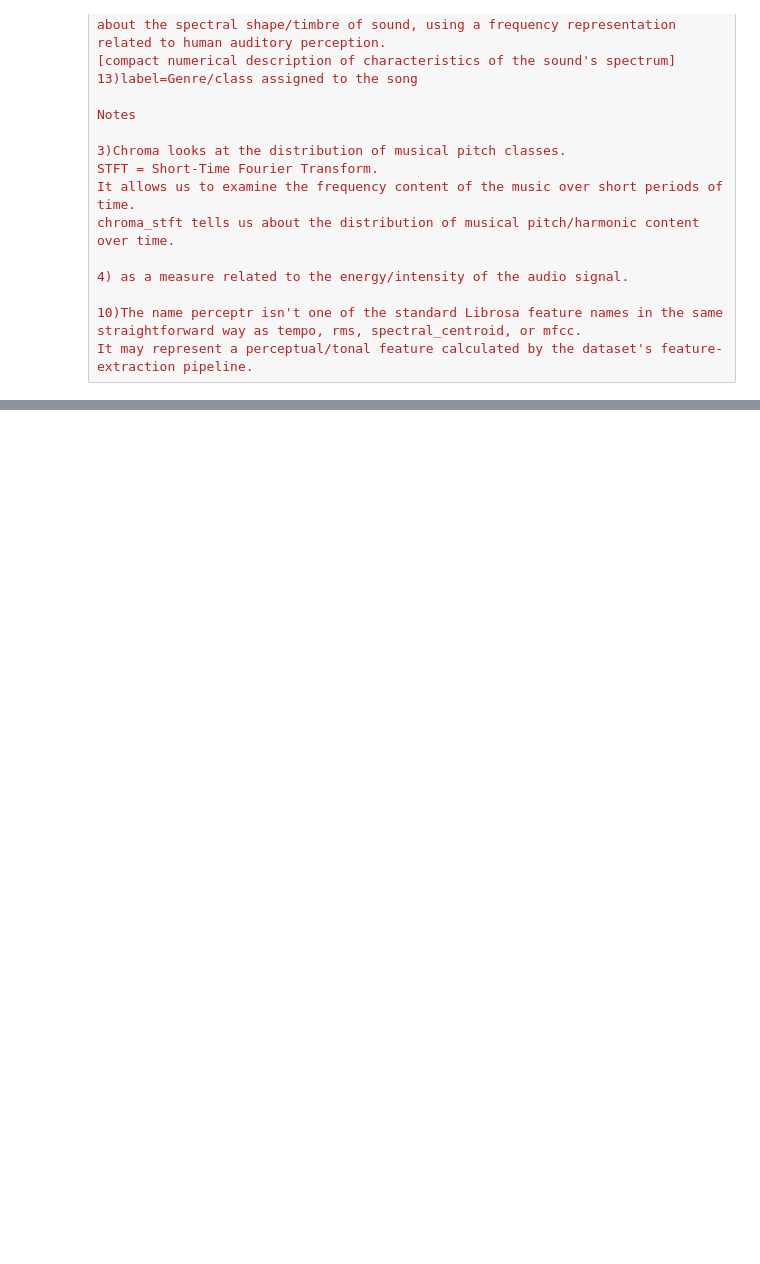
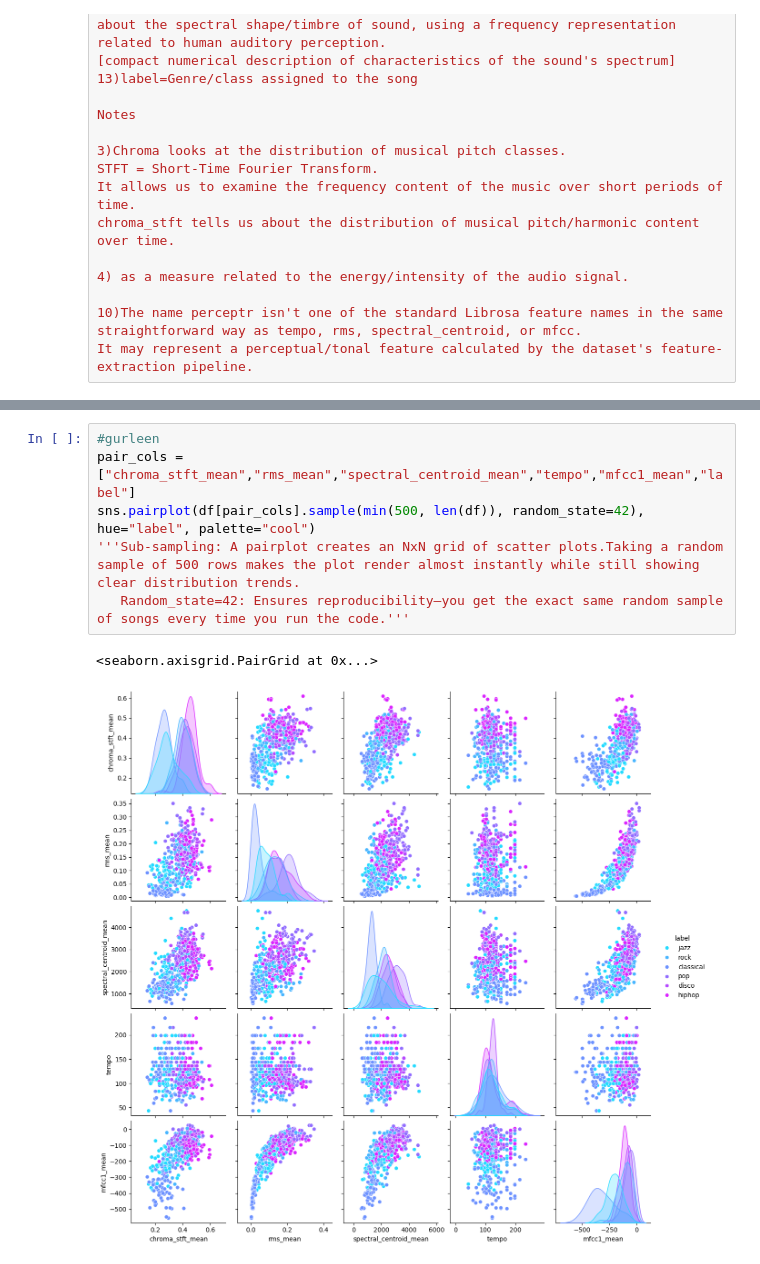
Before and after one commit to SNIGDHA-ms24043/IDC-PROJECT--Music-Genre-Classification, a Jupyter notebook: Music_Genre_IDC_Project.ipynb, the cells around one changed output, grey strips where cells are left out. Saved outputs shown, nothing was run; the diff lists cells and outputs as text; blank space fills up the shorter version.

```diff
--- a/Music_Genre_IDC_Project.ipynb
+++ b/Music_Genre_IDC_Project.ipynb
@@ -126,0 +139,9 @@ for col in numeric_cols:
+# %%
+#gurleen
+pair_cols = ["chroma_stft_mean","rms_mean","spectral_centroid_mean","tempo","mfcc1_mean","label"]
+sns.pairplot(df[pair_cols].sample(min(500, len(df)), random_state=42), hue="label", palette="cool")
+'''Sub-sampling: A pairplot creates an NxN grid of scatter plots.Taking a random sample of 500 rows makes the plot render almost instantly while still showing clear distribution trends.
+   Random_state=42: Ensures reproducibility—you get the exact same random sample of songs every time you run the code.'''
+# %% [output]
+<seaborn.axisgrid.PairGrid at 0x...>
+[figure, added]
```
Also changed, not shown: parts of 3 cells of this notebook.
